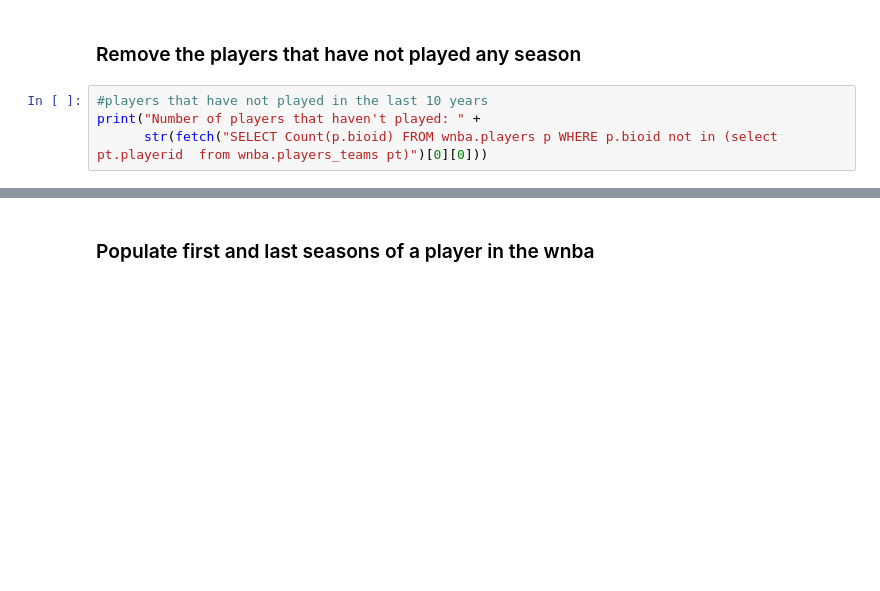
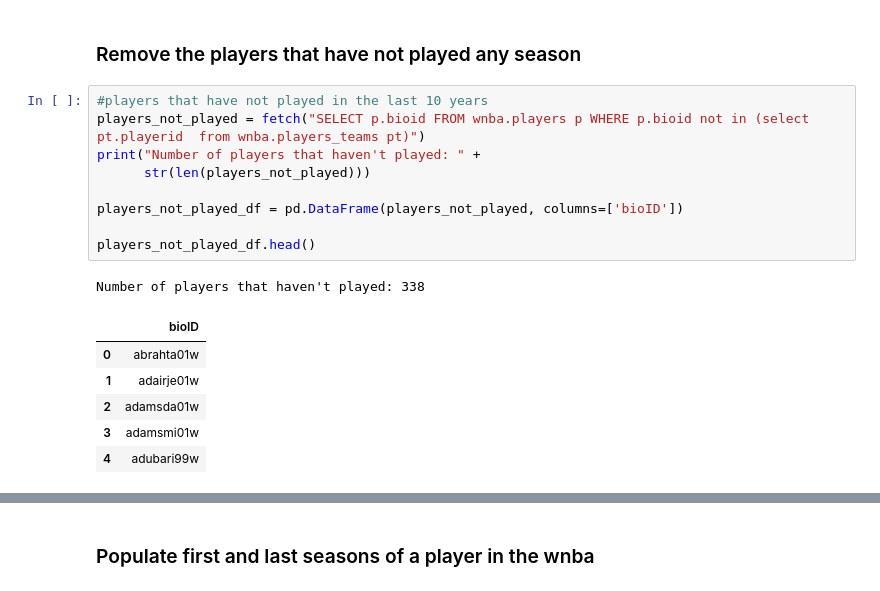
Before and after one commit to jogp10/WnbaPlayoffsPredicting, a Jupyter notebook: notebooks/preparation.ipynb, the cells around one changed output, grey strips where cells are left out. Drawn from its saved outputs; the diff is of its cells as text; blank space fills up the shorter version.

```diff
--- a/notebooks/preparation.ipynb
+++ b/notebooks/preparation.ipynb
@@ -154,7 +177,20 @@ dfs["players_df"].head()
 ### Remove the players that have not played any season
 # %%
 #players that have not played in the last 10 years
+players_not_played = fetch("SELECT p.bioid FROM wnba.players p WHERE p.bioid not in (select pt.playerid  from wnba.players_teams pt)")
 print("Number of players that haven't played: " +
-      str(fetch("SELECT Count(p.bioid) FROM wnba.players p WHERE p.bioid not in (select pt.playerid  from wnba.players_teams pt)")[0][0]))
+      str(len(players_not_played)))
+
+players_not_played_df = pd.DataFrame(players_not_played, columns=['bioID'])
+
+players_not_played_df.head()
+# %% [output]
+Number of players that haven't played: 338
+|  | bioID |
+| 0 | abrahta01w |
+| 1 | adairje01w |
+| 2 | adamsda01w |
+| 3 | adamsmi01w |
+| 4 | adubari99w |
 # %%
 #Print the number of players that have not played in the last 10 years, and the lenght of the 3 dataframes that contain the playerID
```
Also changed, not shown: parts of 21 cells of this notebook, 8 other files.
